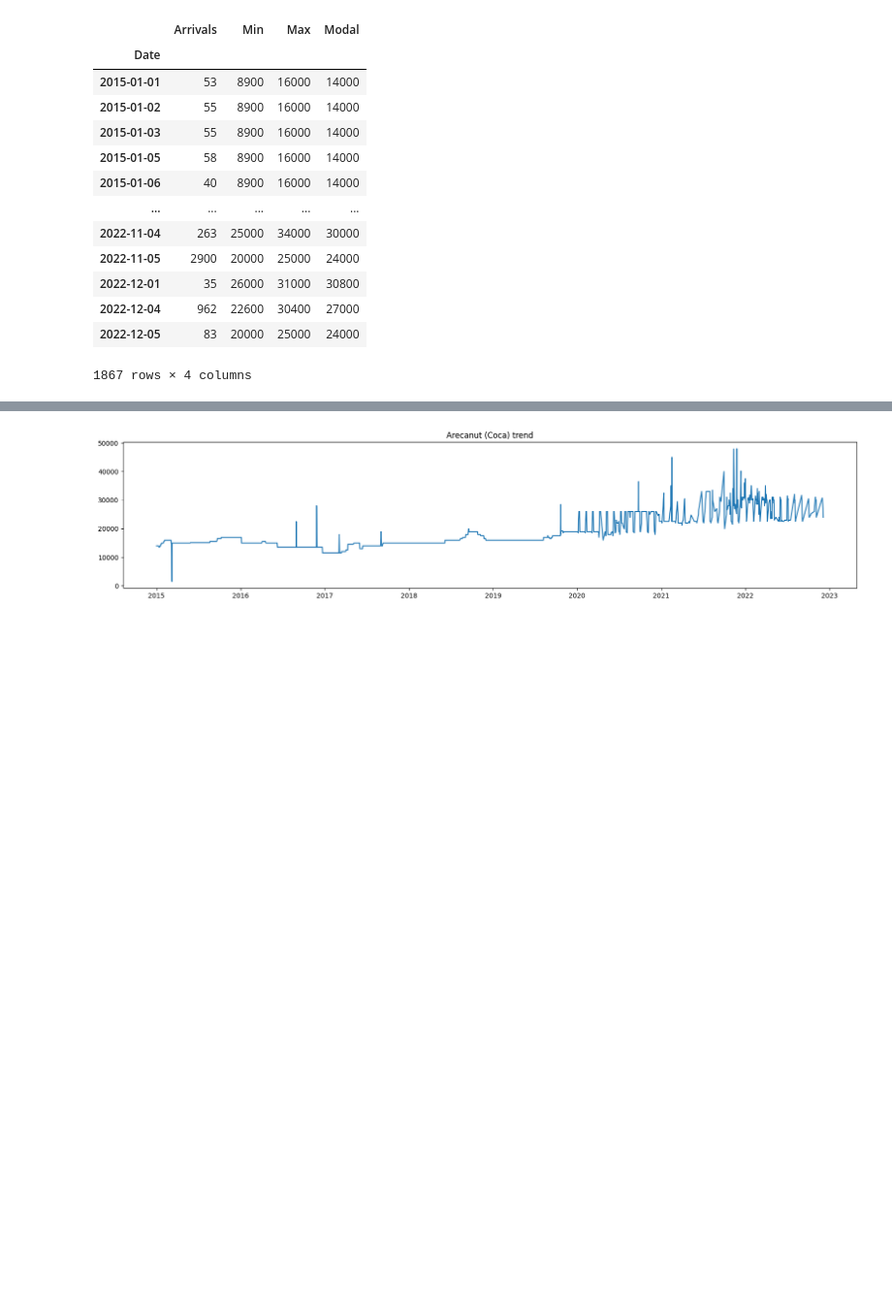
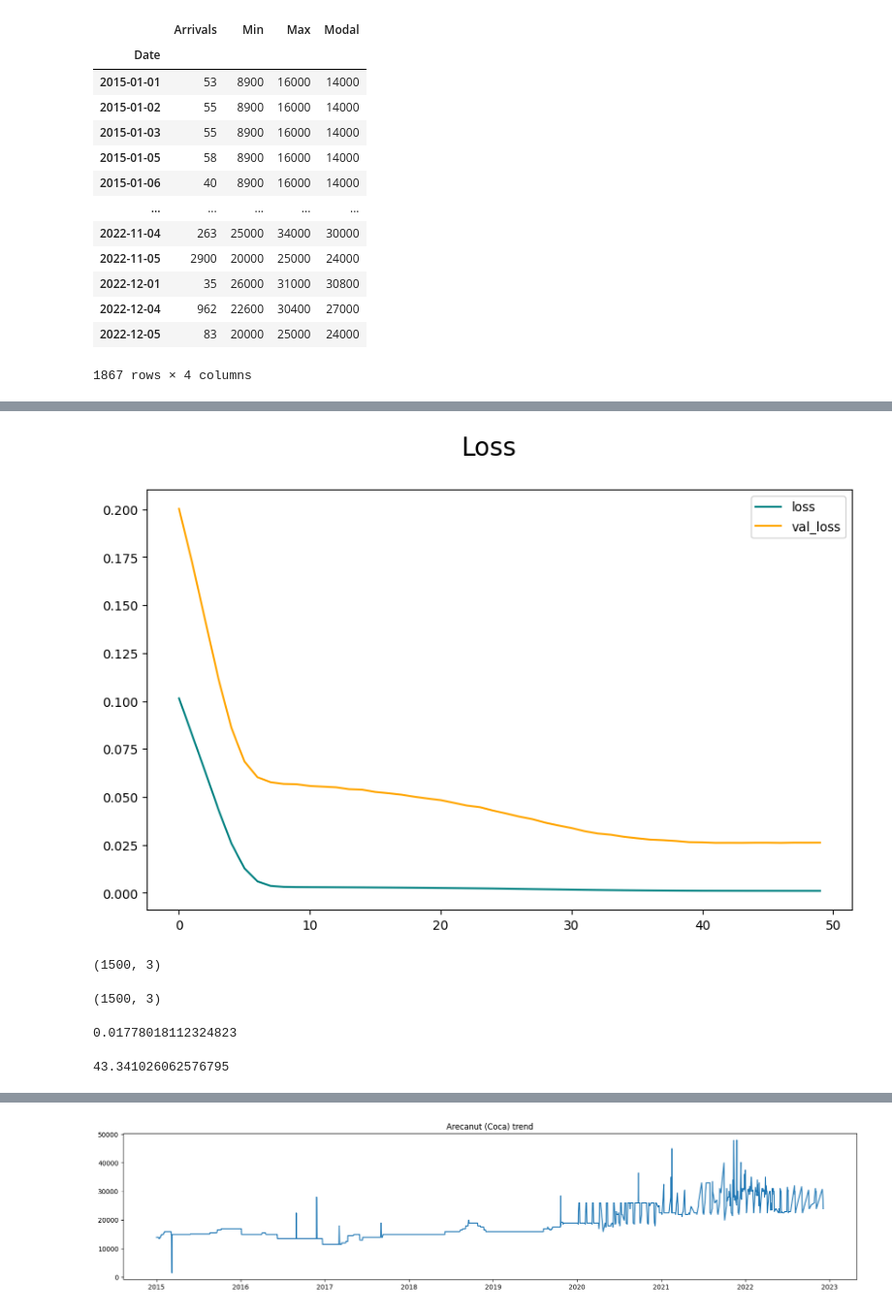
Before and after one commit to Vij7777pai/AIML-INTERNSHIP, a Jupyter notebook: Project/Coca.ipynb, the cells around one changed output, grey strips where cells are left out. Shown at 97% size. Saved outputs shown, nothing was run; the diff lists cells and outputs as text; code cells hidden in the pictures; blank space fills up the shorter version.

```diff
--- a/Project/Coca.ipynb
+++ b/Project/Coca.ipynb
@@ -133,0 +274,6 @@ See the caveats in the documentation: https://pandas.pydata.org/pandas-docs/stab
+# %%
+X_train_demo1, y_train_demo1 = X_demo1[:1500], y_demo1[:1500]
+X_val_demo1, y_val_demo1 = X_demo1[1500:1750], y_demo1[1500:1750]
+X_test_demo1, y_test_demo1 = X_demo1[1750:] ,y_demo1[1750:]
+
+X_train_demo1.shape, y_train_demo1.shape, X_val_demo1.shape, y_val_demo1.shape, X_test_demo1.shape, y_test_demo1.shape
@@ -133,0 +282,9 @@ See the caveats in the documentation: https://pandas.pydata.org/pandas-docs/stab
+# %%
+model_demo1= Sequential()
+model_demo1.add(InputLayer((1,4))),
+model_demo1.add(LSTM(64)),
+model_demo1.add(Dense(64, 'relu')),
+model_demo1.add(Dense(30, 'relu')),
+model_demo1.add(Dense(3))
+
+model_demo1.summary()
@@ -133,0 +309,32 @@ See the caveats in the documentation: https://pandas.pydata.org/pandas-docs/stab
+# %%
+model_demo1.compile(loss=MeanSquaredError(), optimizer=Adam(learning_rate=0.0001), metrics=[MeanAbsoluteError()])
+# %%
+hist_demo1 = model_demo1.fit(X_train_demo1, y_train_demo1, validation_data=(X_val_demo1, y_val_demo1), epochs=50, verbose=2)
+# %%
+plt.figure(figsize=(10,6))
+plt.plot(hist_demo1.history['loss'],color = 'teal',label = 'loss')
+plt.plot(hist_demo1.history['val_loss'],color='orange',label='val_loss')
+plt.suptitle('Loss', fontsize=20)
+plt.legend(loc='upper right')
+plt.show()
+# %% [output]
+[figure, added]
+# %%
+train_prediction = model_demo1.predict(X_train_demo1, verbose=0)
+train_prediction.shape
+# %% [output]
+(1500, 3)
+# %%
+y_train_demo1.shape
+# %% [output]
+(1500, 3)
+# %%
+mae_train_demo1 = mean_absolute_error(y_train_demo1, train_prediction)
+mae_train_demo1
+# %% [output]
+0.01778018112324823
+# %%
+r2_train_demo1 = r2_score(y_train_demo1, train_prediction)
+r2_train_demo1*100
+# %% [output]
+43.341026062576795
```
Also changed, not shown: parts of 107 cells of this notebook, 24 other files.
